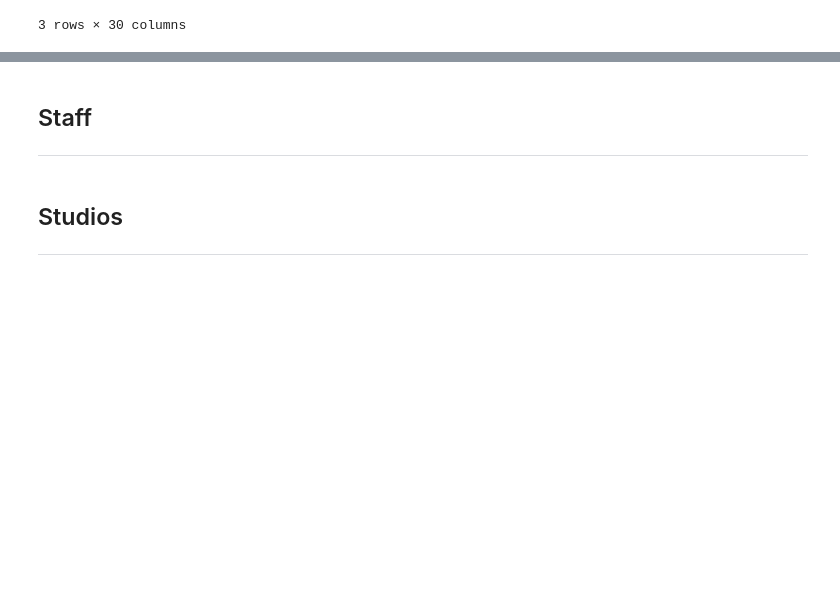
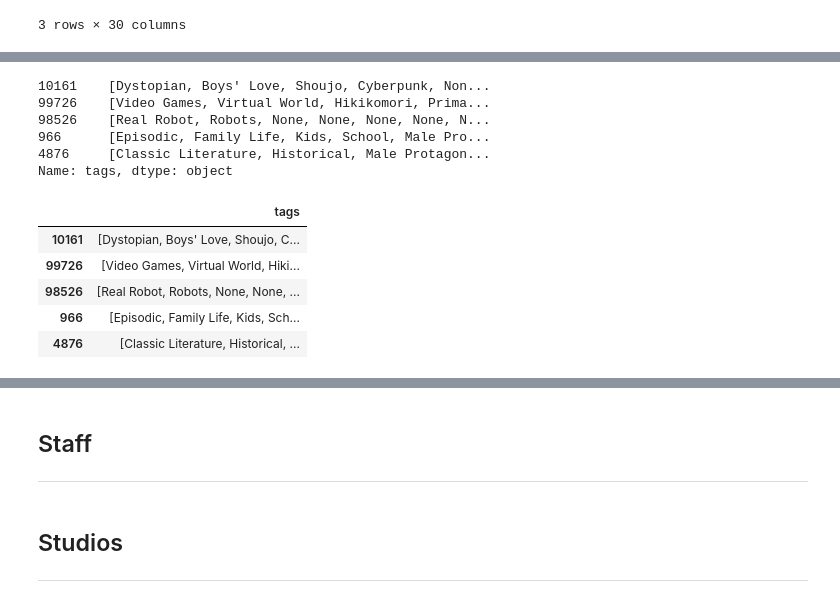
Before and after one commit to sn-ekstrand/content-based-anime-recommender, a Jupyter notebook: data_cleaning.ipynb, the cells around one changed output, grey strips where cells are left out. Saved outputs shown, nothing was run; the diff lists cells and outputs as text; code cells hidden in the pictures; blank space fills up the shorter version.

```diff
--- a/data_cleaning.ipynb
+++ b/data_cleaning.ipynb
@@ -440,19 +406,30 @@ tags_df.head(3)
 | 98526 | {'name': 'Real Robot', 'rank': 60... | {'name': 'Robots', 'rank': 60, 'c... | {'name': 'College', 'rank': 20, '... | None | None | None | None | None | None | None | ... | ... |
 3 rows × 30 columns
 # %%
-tag_threshold = 60
-keep_tags = []
-keep_tags_idxs = []
-for idx, row in tags_df.iloc[:,:].iterrows():
-    t = []
-    for tag in row:
-        if tag == None:
-            continue # skip
-        else:
-            if tag['rank'] >= tag_threshold:
-                t.append(tag['name'])
+def filter_tags(df, threshold=60):
+    '''Takes in a dataframe where each row is a show
+    and each cell is a dictionary with tag name, rank, and
+    category.
+
+    Function filters out tags with a rank less than a threshold.
+
+    Returns a column of lists.
+    '''
+    keep_tags = []
+    keep_tags_idxs = []
+    for idx, row in tags_df.iloc[:,:].iterrows():
+        t = []
+        for tag in row:
+            if tag == None:
+                continue # skip
             else:
-                continue # ignore
-    keep_tags.append(t)
-    keep_tags_idxs.append(idx)
-#     tags_df2 = tags_df2.append(keep_tags, ignore_index=True)
+                if tag['rank'] >= threshold:
+                    t.append(tag['name'])
+                else:
+                    continue # ignore
+        keep_tags.append(t)
+        keep_tags_idxs.append(idx)
+
+    result = pd.DataFrame(keep_tags, index=keep_tags_idxs)
+    result['tags'] = (result.values.tolist())
+    return result['tags']
@@ -474,0 +445,9 @@ pd.DataFrame(list(keep_tags), index=keep_tags_idxs)
+# %%
+filter_tags(tags_df).head()
+# %% [output]
+10161    [Dystopian, Boys' Love, Shoujo, Cyberpunk, Non...
+99726    [Video Games, Virtual World, Hikikomori, Prima...
+98526    [Real Robot, Robots, None, None, None, None, N...
+966      [Episodic, Family Life, Kids, School, Male Pro...
+4876     [Classic Literature, Historical, Male Protagon...
+Name: tags, dtype: object
@@ -474,0 +456,9 @@ pd.DataFrame(list(keep_tags), index=keep_tags_idxs)
+# %%
+tags_df2.head()
+# %% [output]
+|  | tags |
+| 10161 | [Dystopian, Boys' Love, Shoujo, C... |
+| 99726 | [Video Games, Virtual World, Hiki... |
+| 98526 | [Real Robot, Robots, None, None, ... |
+| 966 | [Episodic, Family Life, Kids, Sch... |
+| 4876 | [Classic Literature, Historical, ... |
```
Also changed, not shown: parts of 14 cells of this notebook.
